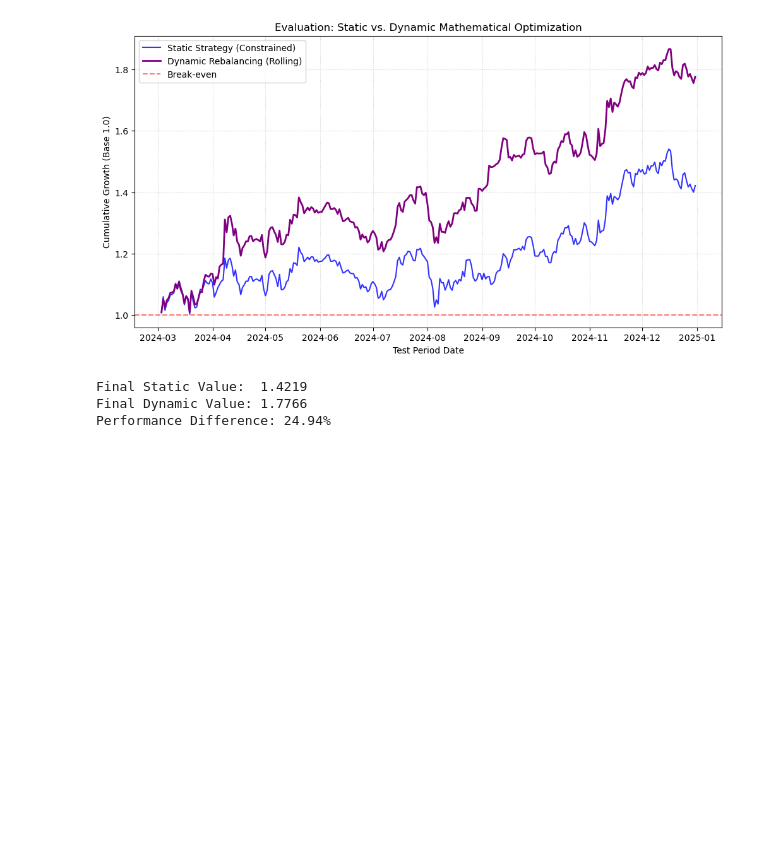
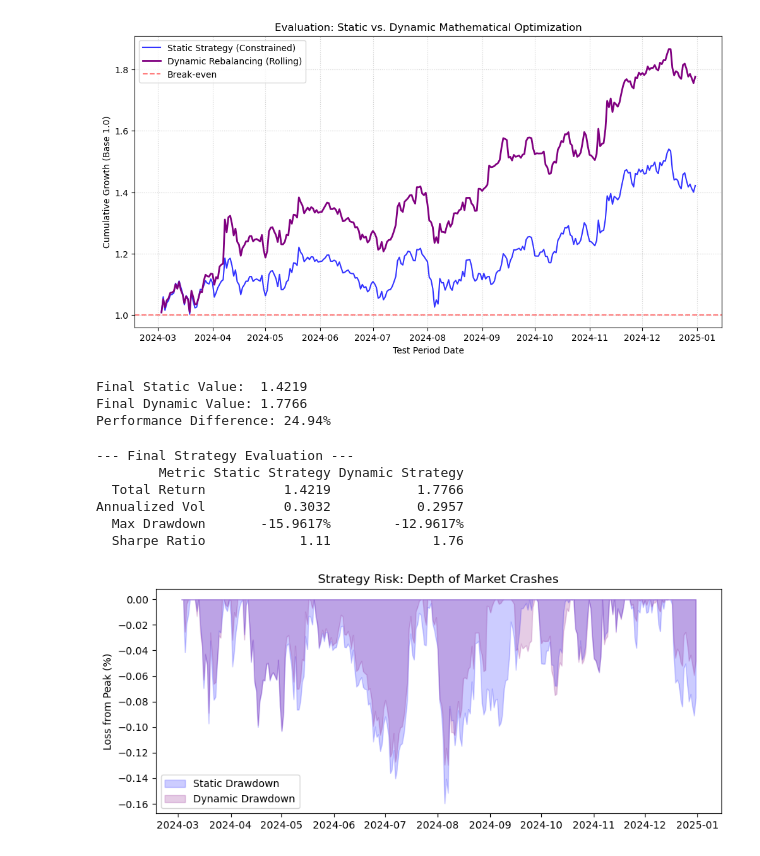
Before and after one commit to Nikovts/math-for-finance-project, a Jupyter notebook: main.ipynb, the cells around one changed output. Cells and saved outputs as stored; diff of their text form; code cells hidden in the pictures; blank space fills up the shorter version.

Commit message:
Implemented Max Drawdown analysis

```diff
--- a/main.ipynb
+++ b/main.ipynb
@@ -584,3 +584,59 @@ print(f"Performance Difference: {improvement:.2f}%")
 Final Static Value:  1.4219
 Final Dynamic Value: 1.7766
 Performance Difference: 24.94%
+# %%
+# --- Advanced Risk Evaluation (The 'Real' Winner) ---
+
+def calculate_max_drawdown(return_series):
+    """Calculates the largest peak-to-trough drop in the equity curve."""
+    # Convert to cumulative wealth
+    wealth_index = (1 + return_series).cumprod()
+    # Calculate running maximums
+    previous_peaks = np.maximum.accumulate(wealth_index)
+    # Calculate drawdowns
+    drawdowns = (wealth_index - previous_peaks) / previous_peaks
+    return drawdowns.min()
+
+# 1. Prepare the Return Series
+static_rets = static_portfolio_rets # From Day 12
+dynamic_rets = np.array(portfolio_returns_dynamic)
+
+# 2. Calculate Comparative Metrics
+metrics = pd.DataFrame({
+    'Metric': ['Total Return', 'Annualized Vol', 'Max Drawdown', 'Sharpe Ratio'],
+    'Static Strategy': [
+        f"{static_perf[-1]:.4f}",
+        f"{np.std(static_rets) * np.sqrt(252):.4f}",
+        f"{calculate_max_drawdown(static_rets):.4%}",
+        f"{(np.mean(static_rets)/np.std(static_rets)) * np.sqrt(252):.2f}"
+    ],
+    'Dynamic Strategy': [
+        f"{dynamic_perf[-1]:.4f}",
+        f"{np.std(dynamic_rets) * np.sqrt(252):.4f}",
+        f"{calculate_max_drawdown(dynamic_rets):.4%}",
+        f"{(np.mean(dynamic_rets)/np.std(dynamic_rets)) * np.sqrt(252):.2f}"
+    ]
+})
+
+print("--- Final Strategy Evaluation ---")
+print(metrics.to_string(index=False))
+
+# 3. Visualization of the 'Pain' (Drawdown Plot)
+plt.figure(figsize=(10, 4))
+static_dd = (static_perf / np.maximum.accumulate(static_perf)) - 1
+dynamic_dd = (dynamic_perf / np.maximum.accumulate(dynamic_perf)) - 1
+
+plt.fill_between(test_returns_matched.index, static_dd, label='Static Drawdown', color='blue', alpha=0.2)
+plt.fill_between(test_returns_matched.index, dynamic_dd, label='Dynamic Drawdown', color='purple', alpha=0.2)
+plt.title("Strategy Risk: Depth of Market Crashes")
+plt.ylabel("Loss from Peak (%)")
+plt.legend()
+plt.show()
+# %% [output]
+--- Final Strategy Evaluation ---
+        Metric Static Strategy Dynamic Strategy
+  Total Return          1.4219           1.7766
+Annualized Vol          0.3032           0.2957
+  Max Drawdown       -15.9617%        -12.9617%
+  Sharpe Ratio            1.11             1.76
+[figure, added]
```
